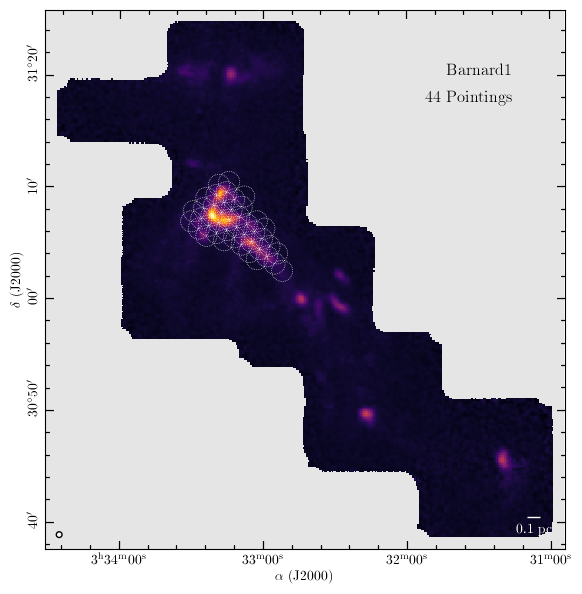
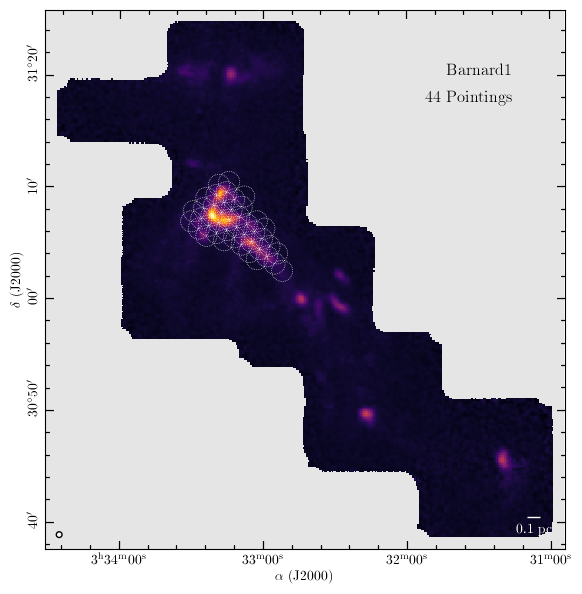
Unified diff of the notebook cell whose output changed from the first chart to the second:
--- before
+++ after
@@ -22,3 +22,3 @@
 ax2.text(0.9, 0.9, "Barnard1", transform=ax2.transAxes, ha="right", va="top", color='black', fontsize=12)
 ax2.text(0.9, 0.85, f"{len(pointings_cut)} Pointings", transform=ax2.transAxes, ha="right", va="top", color='black', fontsize=12)
-fig2.savefig(f'{source}_pointings.pdf', bbox_inches='tight')
+plt.savefig(f'{source}_pointings.pdf', bbox_inches='tight')

Commit: Add requirements.txt for project dependencies